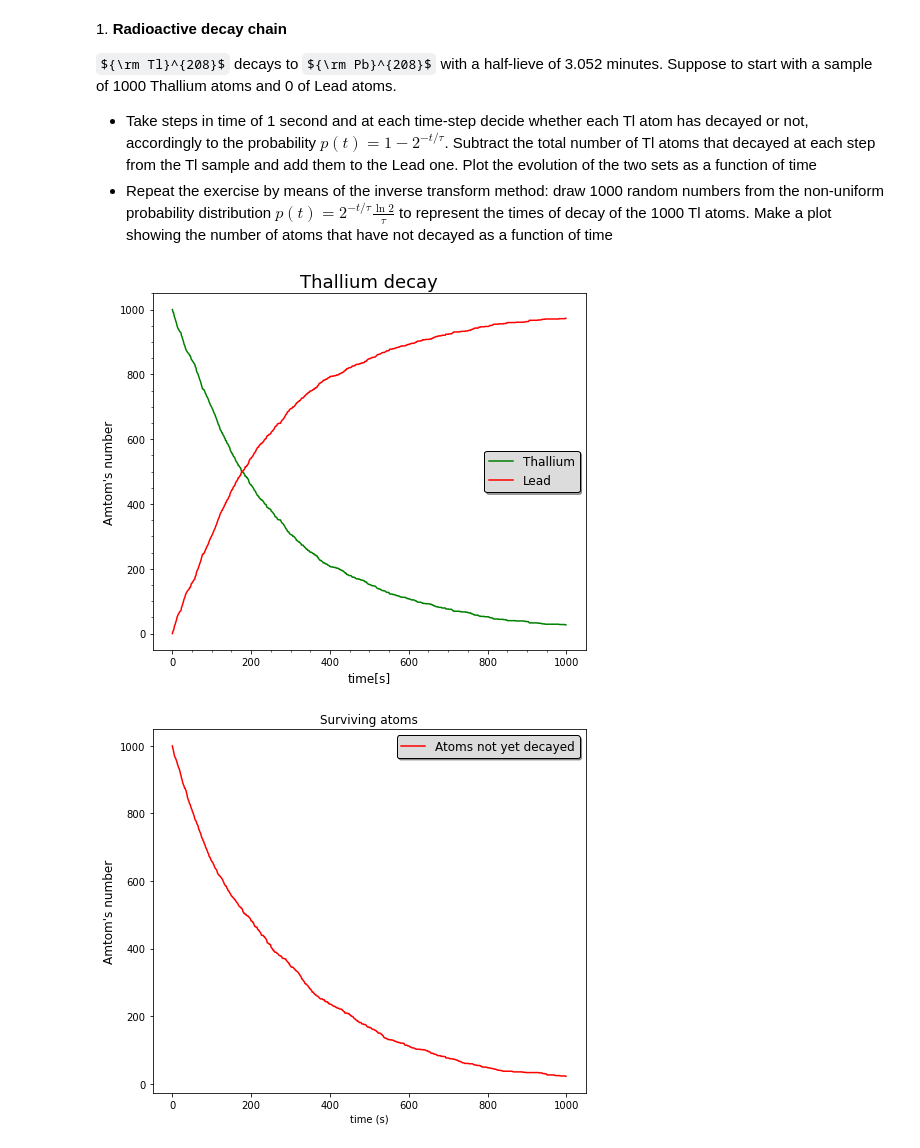
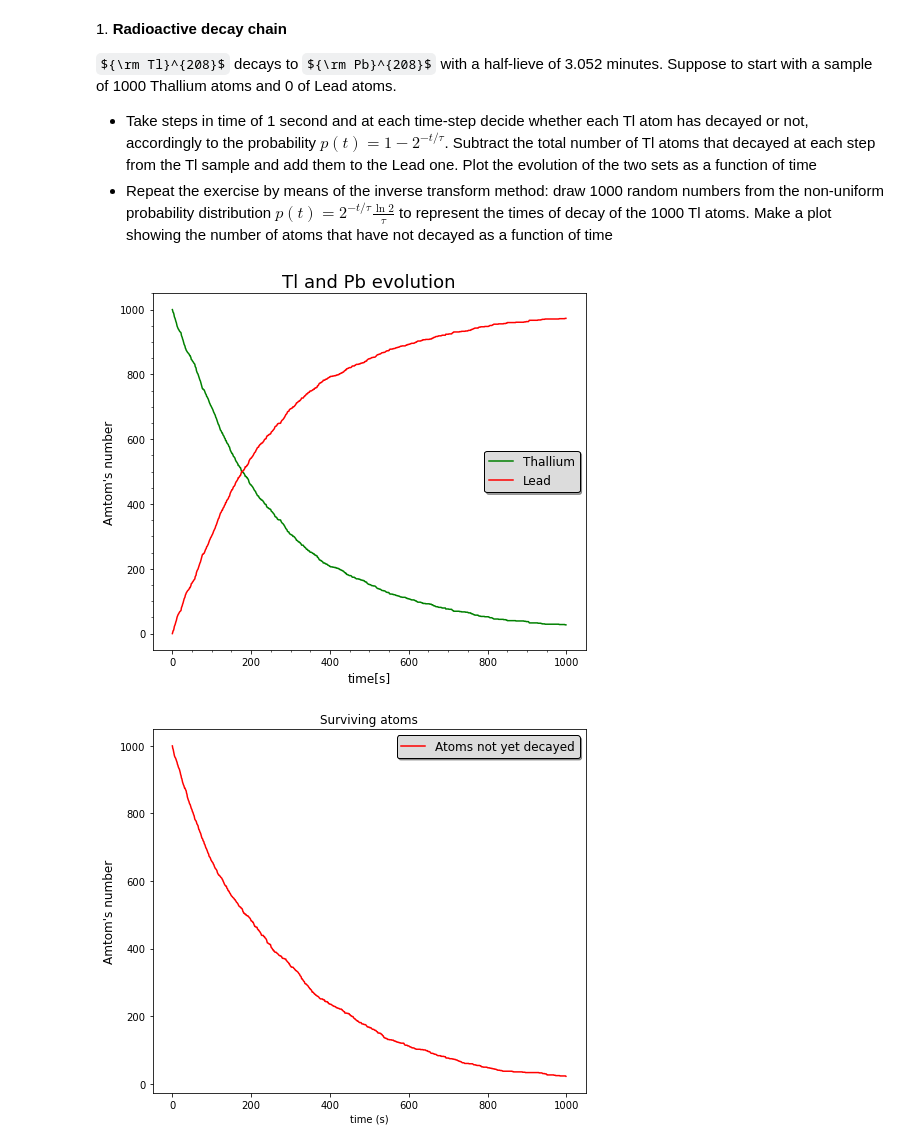
Before and after one commit to tommasoamico/LaboratoryOfComputationalPhysics_Y4, a Jupyter notebook: 10ex_MonteCarlo.ipynb, the cells around one changed output. Drawn from its saved outputs; the diff is of its cells as text; code cells hidden in the pictures; some formulas as TeX source.

```diff
--- a/10ex_MonteCarlo.ipynb
+++ b/10ex_MonteCarlo.ipynb
@@ -20,34 +20,34 @@ ${\rm Tl}^{208}$ decays to ${\rm Pb}^{208}$ with a half-lieve of 3.052 minutes.
 half_lieve = 3.052*60 # Converting in seconds
 
 
 N_atoms = 1000
 
 def prob(t):
     k = -t/half_lieve
     p = 1 - 2**k
     return p
 
 Thallium_sample = np.empty(N_atoms)
 
 time = range(0, 1000 ,1)
 x = npr.random(1000)
 for t in time:
     P = prob(t)
     y = (x > P)
     Thallium_sample[t] = len(x[y])
 
 
 lead_sample = np.ones(1000)*1000-Thallium_sample
 fig, ax = plt.subplots(nrows= 1, ncols=1, figsize=(7, 6))
 ax.plot(time, Thallium_sample, color = 'green',label = 'Thallium')
 ax.plot(time, lead_sample, color = 'red', label = 'Lead')
 ax.set_xlabel('time[s]', fontsize=12)
 ax.set_ylabel('Amtom\'s number', fontsize=12)
-ax.set_title('Thallium decay', fontsize=18)
+ax.set_title('Tl and Pb evolution', fontsize=18)
 ax.minorticks_on()
 ax.legend(shadow=True, framealpha=1, facecolor='gainsboro', edgecolor='black', prop={'size':12})
 fig.tight_layout()
 # %% [output]
-[figure, old version]
+[figure, new version]
 # %%
 # Same exercise with the inverse transform method
```
Also changed, not shown: parts of 5 cells of this notebook.
